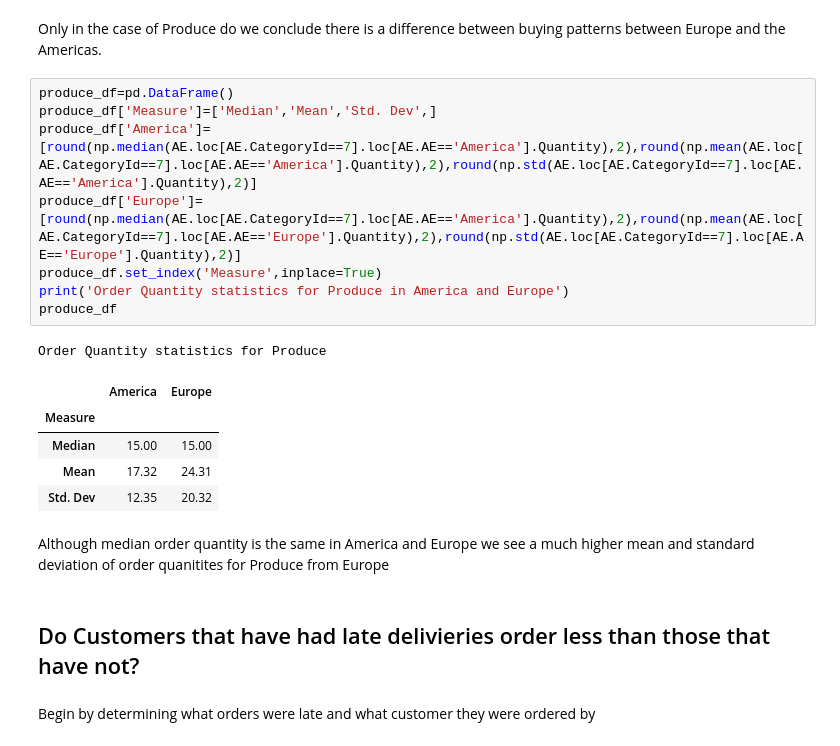
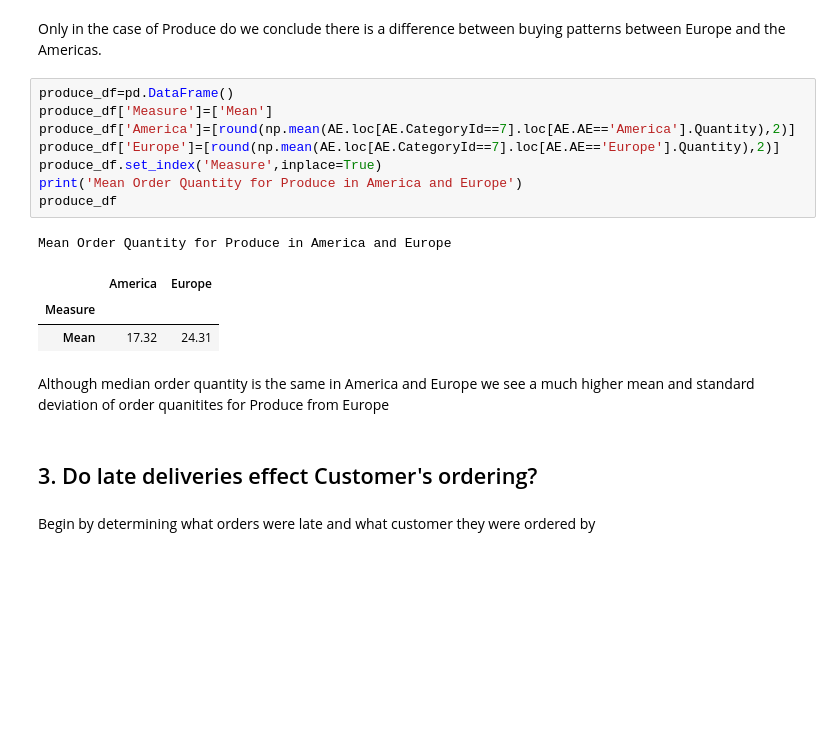
Before and after one commit to ktzioumis/Northwind-Traders, a Jupyter notebook: Project2.ipynb, the cells around one changed output. Cells and saved outputs as stored; diff of their text form; blank space fills up the shorter version.

```diff
--- a/Project2.ipynb
+++ b/Project2.ipynb
@@ -377,23 +398,21 @@ For Seafood a 2-sided Welch's t-test yields a p-value of 0.9918 from which we FA
 Only in the case of Produce do we conclude there is a difference between buying patterns between Europe and the Americas.
 # %%
 produce_df=pd.DataFrame()
-produce_df['Measure']=['Median','Mean','Std. Dev',]
-produce_df['America']=[round(np.median(AE.loc[AE.CategoryId==7].loc[AE.AE=='America'].Quantity),2),round(np.mean(AE.loc[AE.CategoryId==7].loc[AE.AE=='America'].Quantity),2),round(np.std(AE.loc[AE.CategoryId==7].loc[AE.AE=='America'].Quantity),2)]
-produce_df['Europe']=[round(np.median(AE.loc[AE.CategoryId==7].loc[AE.AE=='America'].Quantity),2),round(np.mean(AE.loc[AE.CategoryId==7].loc[AE.AE=='Europe'].Quantity),2),round(np.std(AE.loc[AE.CategoryId==7].loc[AE.AE=='Europe'].Quantity),2)]
+produce_df['Measure']=['Mean']
+produce_df['America']=[round(np.mean(AE.loc[AE.CategoryId==7].loc[AE.AE=='America'].Quantity),2)]
+produce_df['Europe']=[round(np.mean(AE.loc[AE.CategoryId==7].loc[AE.AE=='Europe'].Quantity),2)]
 produce_df.set_index('Measure',inplace=True)
-print('Order Quantity statistics for Produce in America and Europe')
+print('Mean Order Quantity for Produce in America and Europe')
 produce_df
 # %% [output]
-Order Quantity statistics for Produce
+Mean Order Quantity for Produce in America and Europe
 |  | America | Europe |
 | Measure |  |  |
-| Median | 15.00 | 15.00 |
 | Mean | 17.32 | 24.31 |
-| Std. Dev | 12.35 | 20.32 |
 # %% [markdown]
 Although median order quantity is the same in America and Europe we see a much higher mean and standard deviation of order quanitites for Produce from Europe
-# %% [markdown]
-## Do Customers that have had late delivieries order less than those that have not?
+# %% [markdown]
+## 3. Do late deliveries effect Customer's ordering?
 # %% [markdown]
 Begin by determining what orders were late and what customer they were ordered by
 # %%
```
Also changed, not shown: parts of 16 cells of this notebook, 1 other file.
